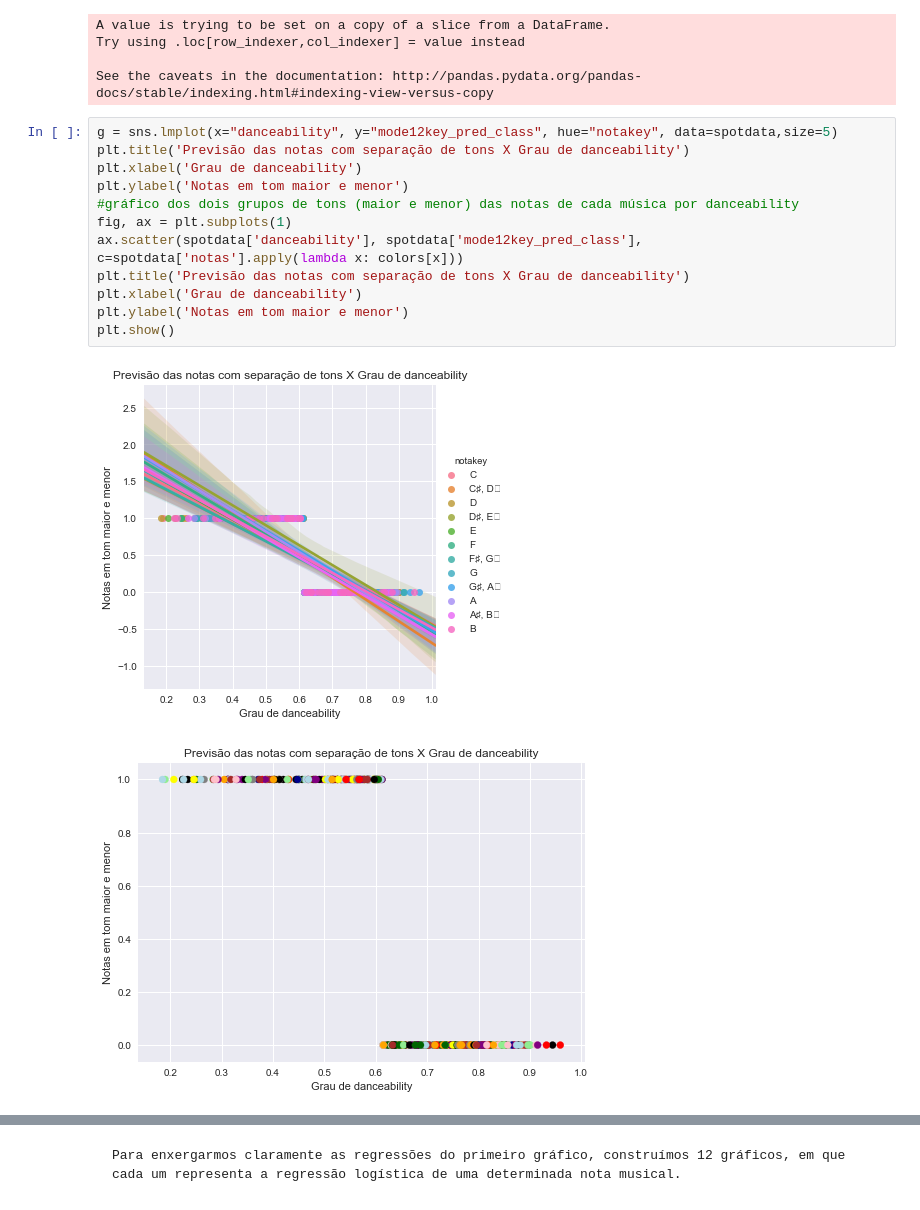
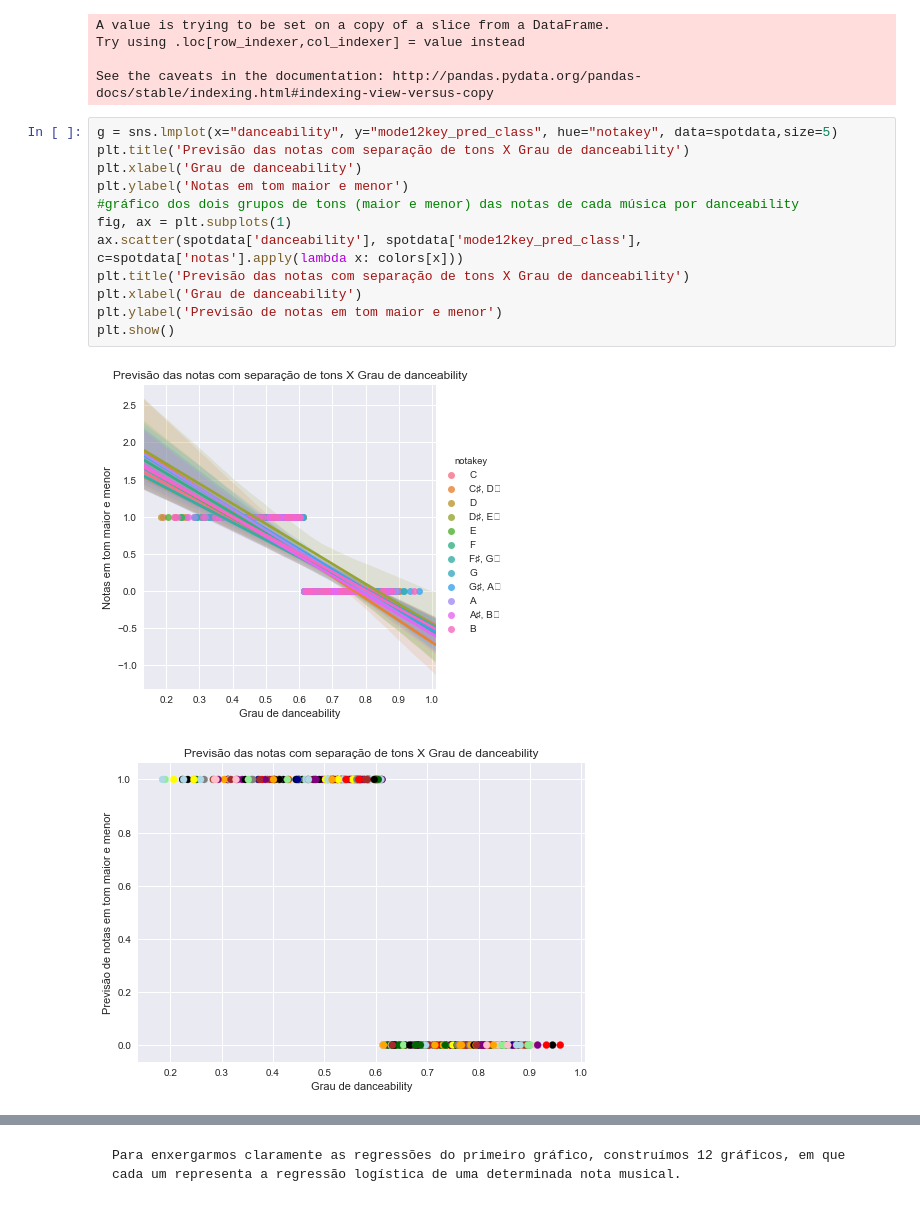
Before and after one commit to R09090909/Projeto3-cd, a Jupyter notebook: Projeto-3-CD-10.0.ipynb, the cells around one changed output, grey strips where cells are left out. Cells and saved outputs as stored; diff of their text form.

```diff
--- a/Projeto-3-CD-10.0.ipynb
+++ b/Projeto-3-CD-10.0.ipynb
@@ -167,16 +167,16 @@ See the caveats in the documentation: http://pandas.pydata.org/pandas-docs/stabl
 # %%
 g = sns.lmplot(x="danceability", y="mode12key_pred_class", hue="notakey", data=spotdata,size=5)
 plt.title('Previsão das notas com separação de tons X Grau de danceability')
 plt.xlabel('Grau de danceability')
 plt.ylabel('Notas em tom maior e menor')
 #gráfico dos dois grupos de tons (maior e menor) das notas de cada música por danceability
 fig, ax = plt.subplots(1)
 ax.scatter(spotdata['danceability'], spotdata['mode12key_pred_class'], c=spotdata['notas'].apply(lambda x: colors[x]))
 plt.title('Previsão das notas com separação de tons X Grau de danceability')
 plt.xlabel('Grau de danceability')
-plt.ylabel('Notas em tom maior e menor')
+plt.ylabel('Previsão de notas em tom maior e menor')
 plt.show()
 # %% [output]
-[figure, old version]
+[figure, new version]
-[figure, old version]
+[figure, new version]
 # %% [markdown]
```
Also changed, not shown: parts of 6 cells of this notebook.
